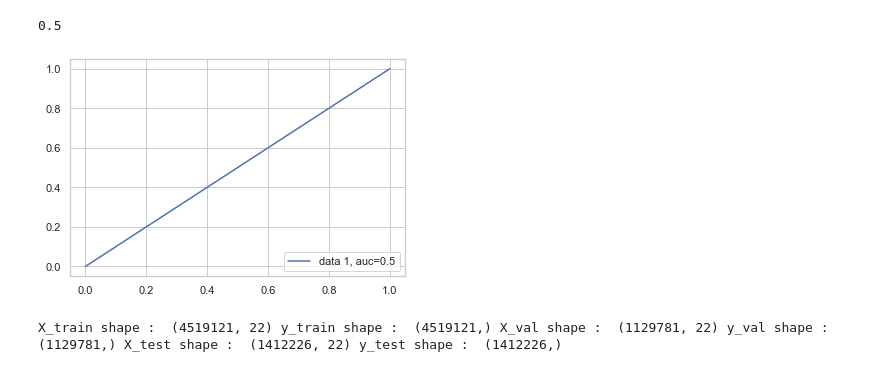
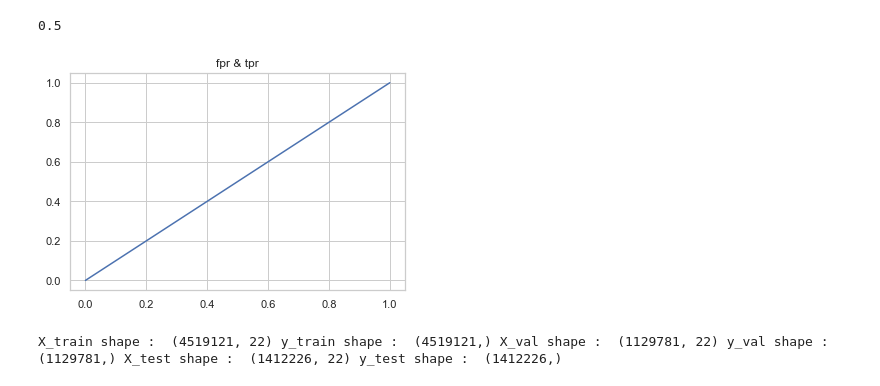
Before and after one commit to YM53858/ChicagoCrimes, a Jupyter notebook: Delivery 3/ChicagoCrimeAnalysis_Delivery 3.ipynb, the cells around one changed output. Cells and saved outputs as stored; diff of their text form; code cells hidden in the pictures.

```diff
--- a/Delivery 3/ChicagoCrimeAnalysis_Delivery 3.ipynb
+++ b/Delivery 3/ChicagoCrimeAnalysis_Delivery 3.ipynb
@@ -512,11 +512,11 @@ auc
 fpr,tpr,thresholds=roc_curve(y_val, y_pred_proba)
 # %%
 import matplotlib.pyplot as plt
-plt.plot(fpr,tpr,label="data 1, auc="+str(auc))
-plt.legend(loc=4)
+plt.plot(fpr,tpr,label="data 1")
+plt.title("fpr & tpr")
 plt.show()
 # %% [output]
-[figure, old version]
+[figure, new version]
 # %%
 def data_wrangler(X): #using data wrangling for date-based features
     X=X.copy()
```
Also changed, not shown: parts of 4 cells of this notebook, 1 other file.
